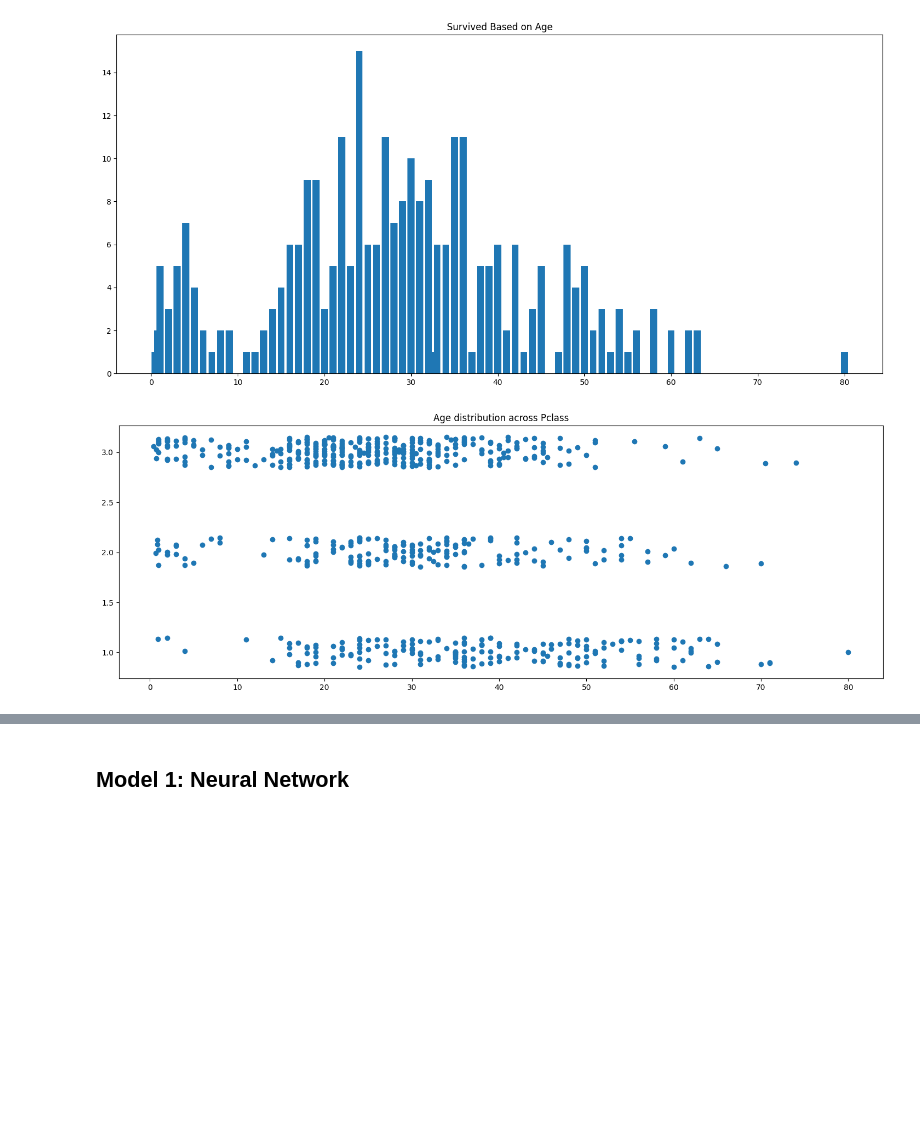
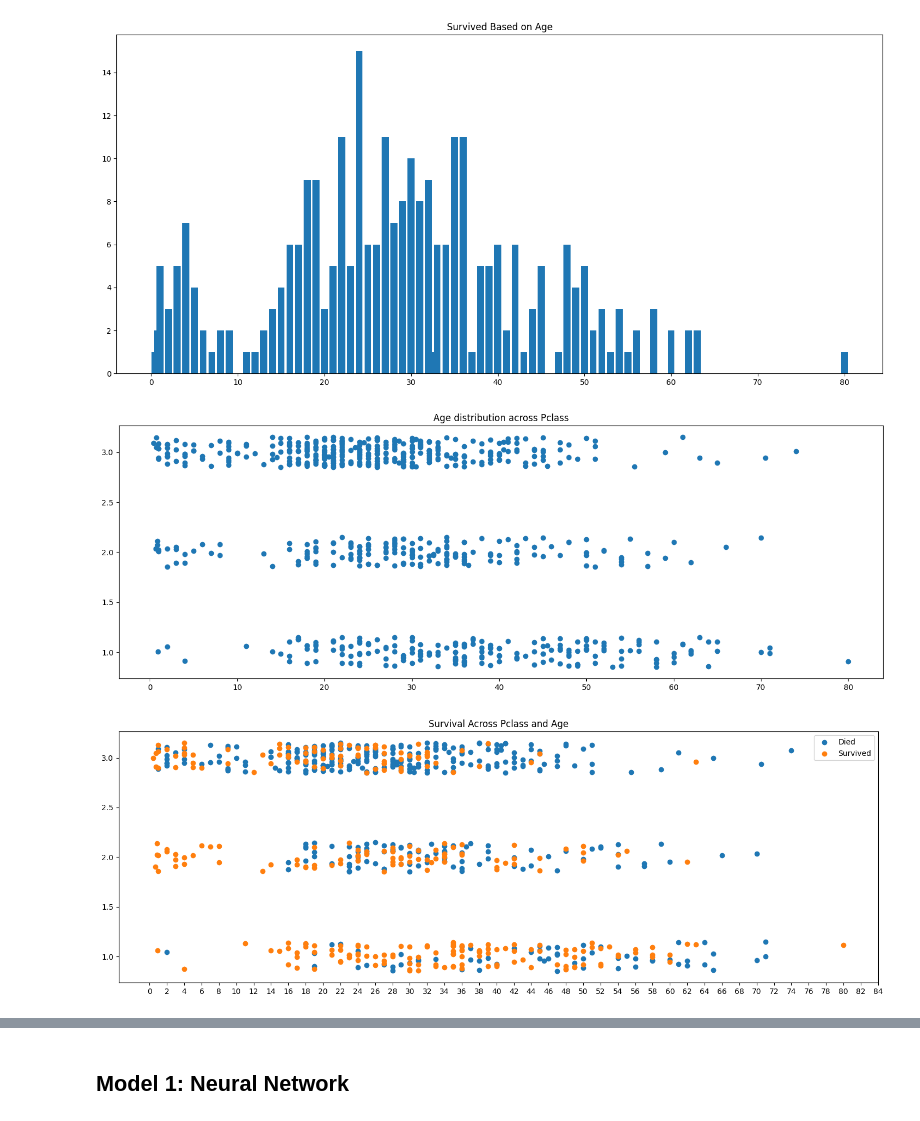
Before and after one commit to MiloAillo/DS-AI, a Jupyter notebook: titanicAlive.ipynb, the cells around one changed output, grey strips where cells are left out. Saved outputs shown, nothing was run; the diff lists cells and outputs as text; code cells hidden in the pictures; blank space fills up the shorter version.

```diff
--- a/titanicAlive.ipynb
+++ b/titanicAlive.ipynb
@@ -48,31 +49,80 @@ plt.title("Survived vs Died")
 plt.show()
 
 survived_sex_value_counts = list(((data[data["Survived"] == 1])["Sex"]).value_counts())
 plt.pie(survived_sex_value_counts, labels=[f"Female\n{survived_sex_value_counts[0]} {percentage(survived_sex_value_counts[0], survived_sex_value_counts)}", f"Male\n{survived_sex_value_counts[1]} {percentage(survived_sex_value_counts[1], survived_sex_value_counts)}"])
 plt.title("Survived Based on Sex")
 plt.show()
 
 survived_pclass_value_counts = list(((data[data["Survived"] == 1])["Pclass"]).value_counts())
 plt.pie(survived_pclass_value_counts, labels=[f"Class 1\n{survived_pclass_value_counts[0]} {percentage(survived_pclass_value_counts[0], survived_pclass_value_counts)}", f"Class 3\n{survived_pclass_value_counts[1]} {percentage(survived_pclass_value_counts[1], survived_pclass_value_counts)}", f"Class 2\n{survived_pclass_value_counts[2]} {percentage(survived_pclass_value_counts[2], survived_pclass_value_counts)}"])
 plt.title("Survived Based on Class")
 plt.show()
 
 survived_age_value_counts = ((data[data["Survived"] == 1])["Age"]).value_counts()
 plt.figure(figsize=(18, 8))
 plt.bar(survived_age_value_counts.index.tolist(), survived_age_value_counts.values.tolist())
 plt.title("Survived Based on Age")
 plt.show()
 
 plt.figure(figsize=(18, 6))
 pclass_list = data["Pclass"].tolist()
 age_list = data["Age"].tolist()
 noise = np.random.uniform(-0.15, 0.15, size=len(age_list))
 plt.scatter(age_list, pclass_list + noise)
 plt.title("Age distribution across Pclass")
 plt.show()
+
+plt.figure(figsize=(18, 6))
+died_data = data[data["Survived"] == 0]
+pclass_list = died_data["Pclass"].tolist()
+age_list = died_data["Age"].tolist()
+noise = np.random.uniform(-0.15, 0.15, size=len(age_list))
+plt.scatter(age_list, pclass_list + noise, label="Died")
+survived_data = data[data["Survived"] == 1]
+pclass_list = survived_data["Pclass"].tolist()
+age_list = survived_data["Age"].tolist()
+noise = np.random.uniform(-0.15, 0.15, size=len(age_list))
+plt.scatter(age_list, pclass_list + noise, label="Survived")
+plt.title("Survival Across Pclass and Age")
+plt.xticks(np.arange(0, 86, 2))
+plt.legend()
+plt.show()
+
+plt.figure(figsize=(18, 6))
+died_data = data[(data["Survived"] == 0) & (data["Sex"] == "male")]
+pclass_list = died_data["Pclass"].tolist()
+age_list = died_data["Age"].tolist()
+noise = np.random.uniform(-0.15, 0.15, size=len(age_list))
+plt.scatter(age_list, pclass_list + noise, label="Died")
+survived_data = data[(data["Survived"] == 1) & (data["Sex"] == "male")]
+pclass_list = survived_data["Pclass"].tolist()
+age_list = survived_data["Age"].tolist()
+noise = np.random.uniform(-0.15, 0.15, size=len(age_list))
+plt.scatter(age_list, pclass_list + noise, label="Survived")
+plt.title("Male Survival Across Pclass and Age")
+plt.xticks(np.arange(0, 86, 2))
+plt.legend()
+plt.show()
+
+plt.figure(figsize=(18, 6))
+died_data = data[(data["Survived"] == 0) & (data["Sex"] == "female")]
+pclass_list = died_data["Pclass"].tolist()
+age_list = died_data["Age"].tolist()
+noise = np.random.uniform(-0.15, 0.15, size=len(age_list))
+plt.scatter(age_list, pclass_list + noise, label="Died")
+survived_data = data[(data["Survived"] == 1) & (data["Sex"] == "female")]
+pclass_list = survived_data["Pclass"].tolist()
+age_list = survived_data["Age"].tolist()
+noise = np.random.uniform(-0.15, 0.15, size=len(age_list))
+plt.scatter(age_list, pclass_list + noise, label="Survived")
+plt.title("Female Survival Across Pclass and Age")
+plt.xticks(np.arange(0, 86, 2))
+plt.legend()
+plt.show()
 # %% [output]
 [figure]
 [figure]
 [figure]
 [figure]
-[figure, old version]
+[figure, new version]
+[figure, added]
```
Also changed, not shown: parts of 5 cells of this notebook.
